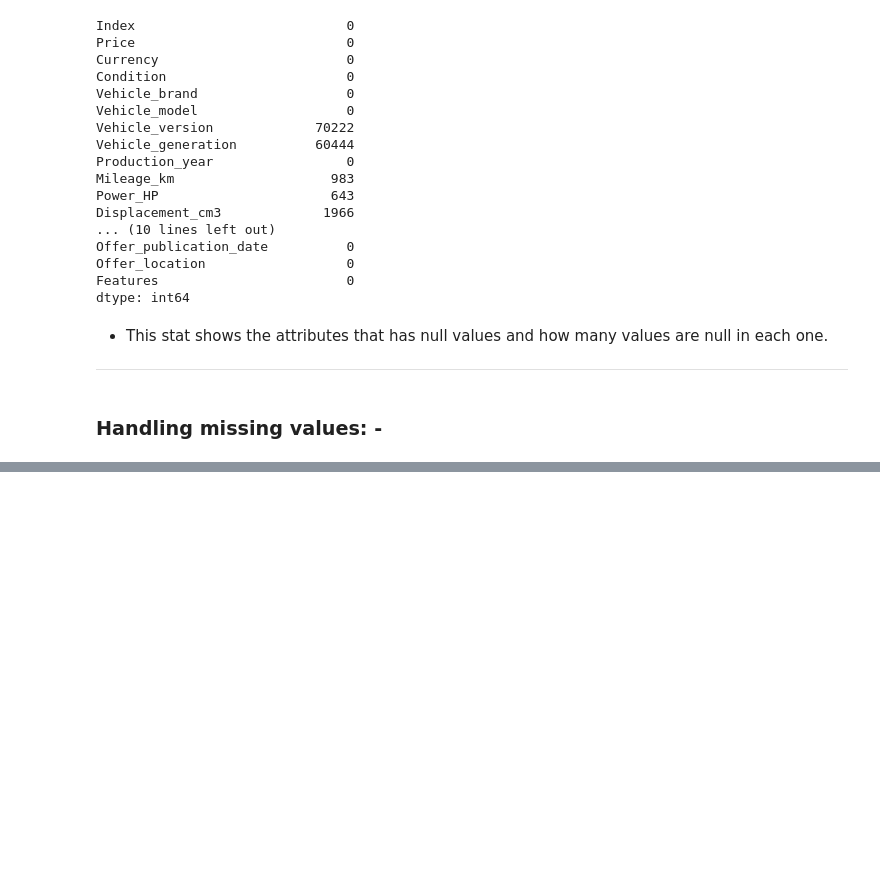
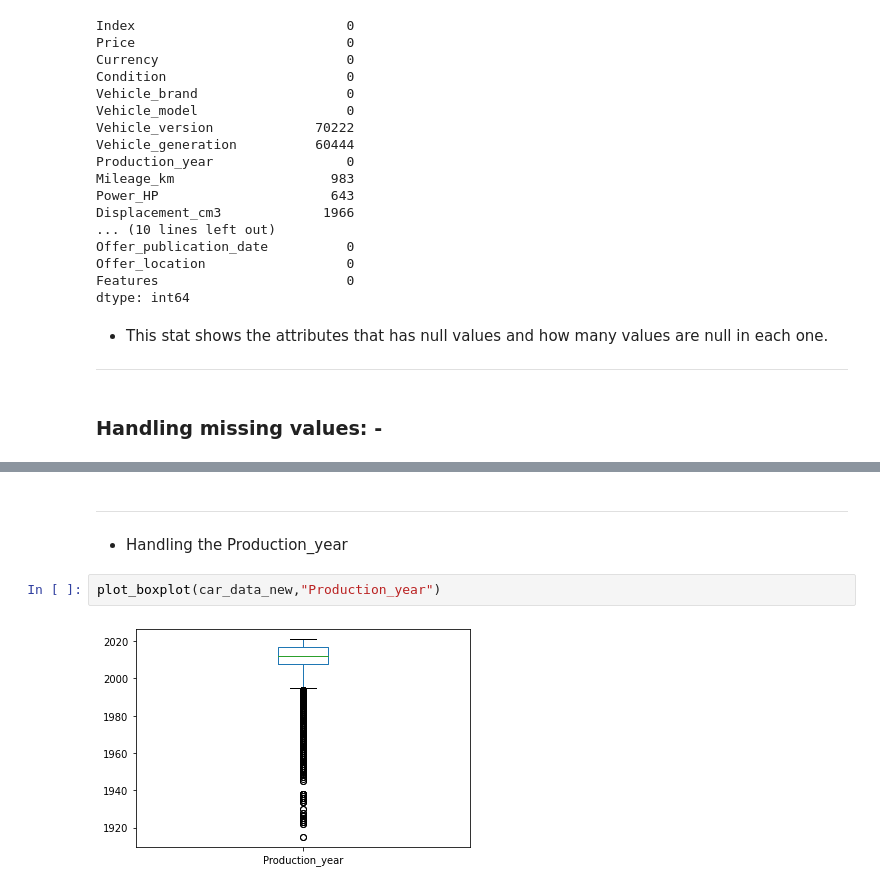
Before and after one commit to omarabdullah107/Data_Engineering_project, a Jupyter notebook: DE_Project.ipynb, the cells around one changed output, grey strips where cells are left out. Drawn from its saved outputs; the diff is of its cells as text; blank space fills up the shorter version.

```diff
--- a/DE_Project.ipynb
+++ b/DE_Project.ipynb
@@ -161,0 +920,8 @@ dtype: int64
+# %% [markdown]
+***
+# %% [markdown]
+- Handling the Production_year
+# %%
+plot_boxplot(car_data_new,"Production_year")
+# %% [output]
+[figure, added]
```
Also changed, not shown: parts of 121 cells of this notebook.
